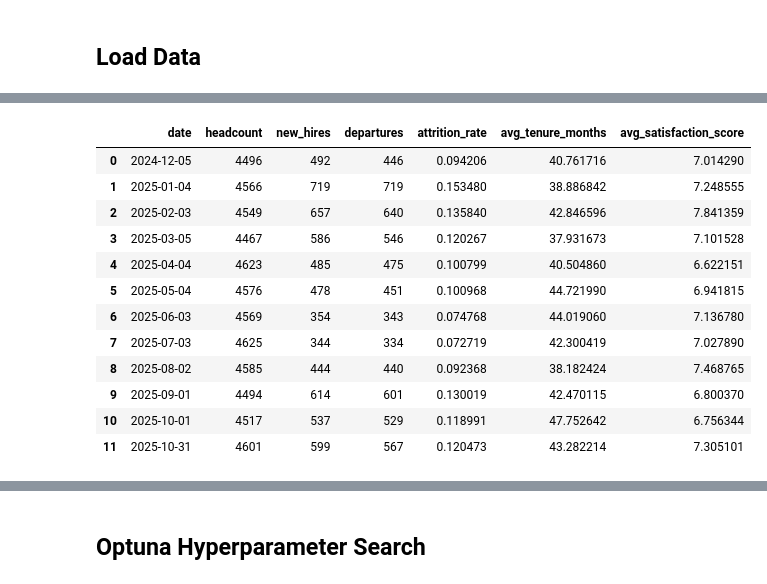
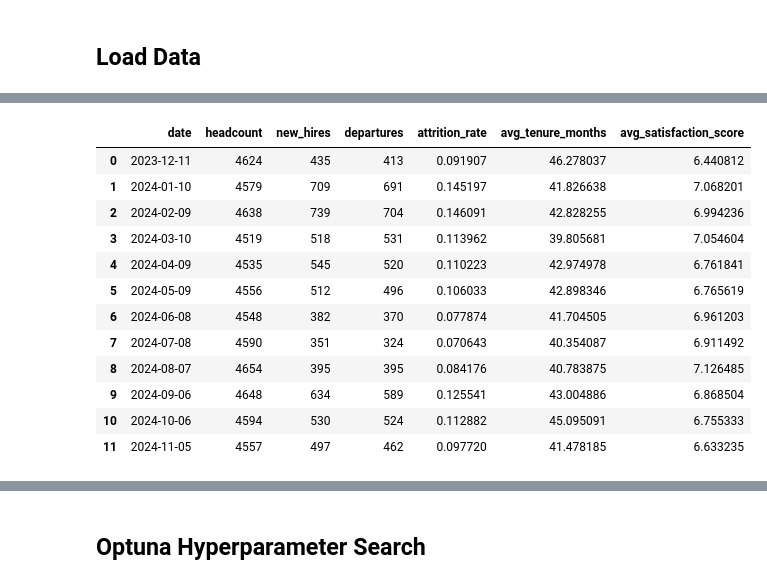
Before and after one commit to aaronengland/time_series_forecasting, a Jupyter notebook: 03_sarima/notebook.ipynb, the cells around one changed output, grey strips where cells are left out. Drawn from its saved outputs; the diff is of its cells as text; code cells hidden in the pictures.

```diff
--- a/03_sarima/notebook.ipynb
+++ b/03_sarima/notebook.ipynb
@@ -326,16 +327,16 @@ df_train
 # %%
-df_test
+df_valid
 # %% [output]
 |  | date | headcount | new_hires | departures | attrition_rate | avg_tenure_months | avg_satisfaction_score |
-| 0 | 2024-12-05 | 4496 | 492 | 446 | 0.094206 | 40.761716 | 7.014290 |
-| 1 | 2025-01-04 | 4566 | 719 | 719 | 0.153480 | 38.886842 | 7.248555 |
-| 2 | 2025-02-03 | 4549 | 657 | 640 | 0.135840 | 42.846596 | 7.841359 |
-| 3 | 2025-03-05 | 4467 | 586 | 546 | 0.120267 | 37.931673 | 7.101528 |
-| 4 | 2025-04-04 | 4623 | 485 | 475 | 0.100799 | 40.504860 | 6.622151 |
-| 5 | 2025-05-04 | 4576 | 478 | 451 | 0.100968 | 44.721990 | 6.941815 |
-| 6 | 2025-06-03 | 4569 | 354 | 343 | 0.074768 | 44.019060 | 7.136780 |
-| 7 | 2025-07-03 | 4625 | 344 | 334 | 0.072719 | 42.300419 | 7.027890 |
-| 8 | 2025-08-02 | 4585 | 444 | 440 | 0.092368 | 38.182424 | 7.468765 |
-| 9 | 2025-09-01 | 4494 | 614 | 601 | 0.130019 | 42.470115 | 6.800370 |
-| 10 | 2025-10-01 | 4517 | 537 | 529 | 0.118991 | 47.752642 | 6.756344 |
-| 11 | 2025-10-31 | 4601 | 599 | 567 | 0.120473 | 43.282214 | 7.305101 |
+| 0 | 2023-12-11 | 4624 | 435 | 413 | 0.091907 | 46.278037 | 6.440812 |
+| 1 | 2024-01-10 | 4579 | 709 | 691 | 0.145197 | 41.826638 | 7.068201 |
+| 2 | 2024-02-09 | 4638 | 739 | 704 | 0.146091 | 42.828255 | 6.994236 |
+| 3 | 2024-03-10 | 4519 | 518 | 531 | 0.113962 | 39.805681 | 7.054604 |
+| 4 | 2024-04-09 | 4535 | 545 | 520 | 0.110223 | 42.974978 | 6.761841 |
+| 5 | 2024-05-09 | 4556 | 512 | 496 | 0.106033 | 42.898346 | 6.765619 |
+| 6 | 2024-06-08 | 4548 | 382 | 370 | 0.077874 | 41.704505 | 6.961203 |
+| 7 | 2024-07-08 | 4590 | 351 | 324 | 0.070643 | 40.354087 | 6.911492 |
+| 8 | 2024-08-07 | 4654 | 395 | 395 | 0.084176 | 40.783875 | 7.126485 |
+| 9 | 2024-09-06 | 4648 | 634 | 589 | 0.125541 | 43.004886 | 6.868504 |
+| 10 | 2024-10-06 | 4594 | 530 | 524 | 0.112882 | 45.095091 | 6.755333 |
+| 11 | 2024-11-05 | 4557 | 497 | 462 | 0.097720 | 41.478185 | 6.633235 |
```
Also changed, not shown: parts of 10 cells of this notebook, 16 other files.
